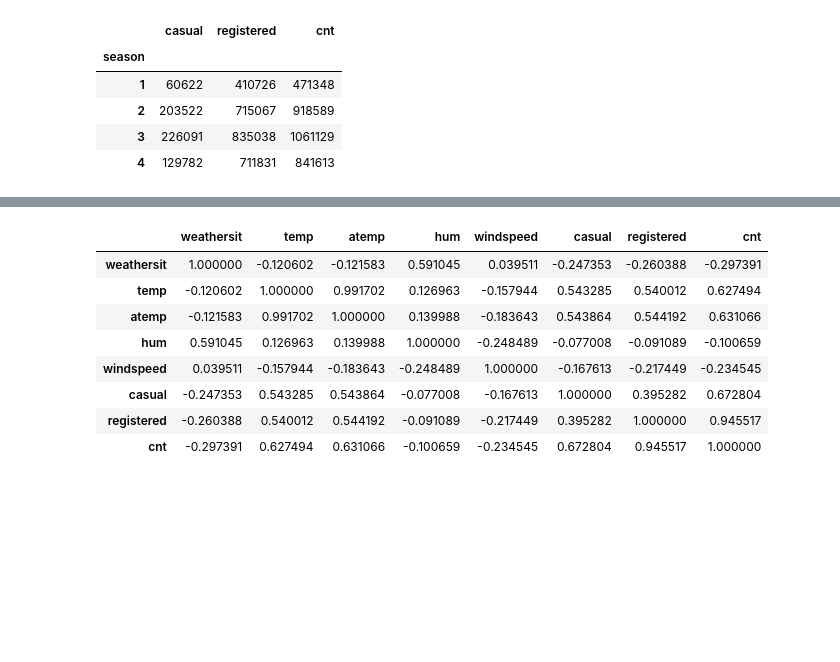
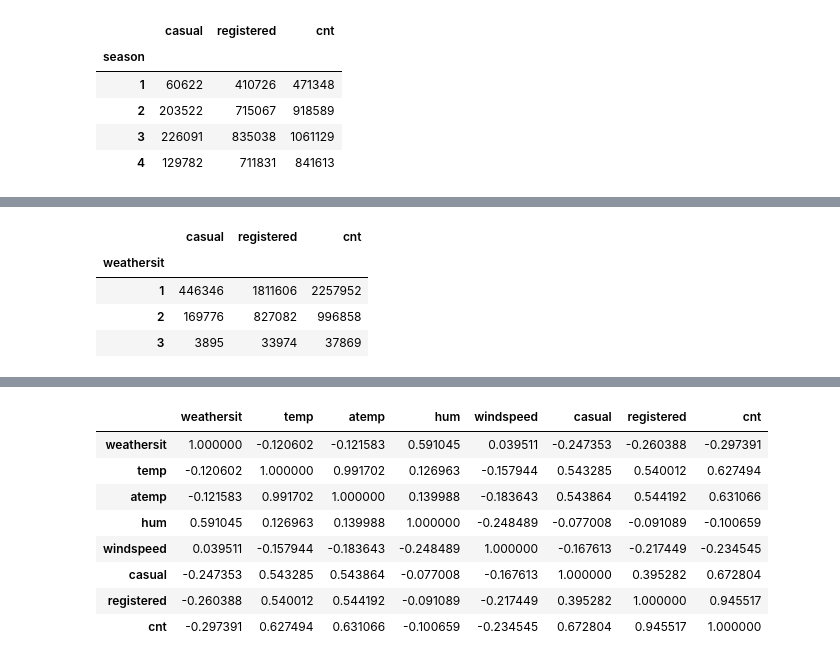
Before and after one commit to bizdataguy/msds600W1, a Jupyter notebook: intro_exercise_Notebook.ipynb, the cells around one changed output, grey strips where cells are left out. Cells and saved outputs as stored; diff of their text form; code cells hidden in the pictures; blank space fills up the shorter version.

```diff
--- a/intro_exercise_Notebook.ipynb
+++ b/intro_exercise_Notebook.ipynb
@@ -112,0 +132,8 @@ round(df.groupby("season")[["casual","registered","cnt"]].sum(),0)
+# %%
+round(df.groupby("weathersit")[["casual","registered","cnt"]].sum(),0)
+# %% [output]
+|  | casual | registered | cnt |
+| weathersit |  |  |  |
+| 1 | 446346 | 1811606 | 2257952 |
+| 2 | 169776 | 827082 | 996858 |
+| 3 | 3895 | 33974 | 37869 |
```
Also changed, not shown: parts of 5 cells of this notebook.
